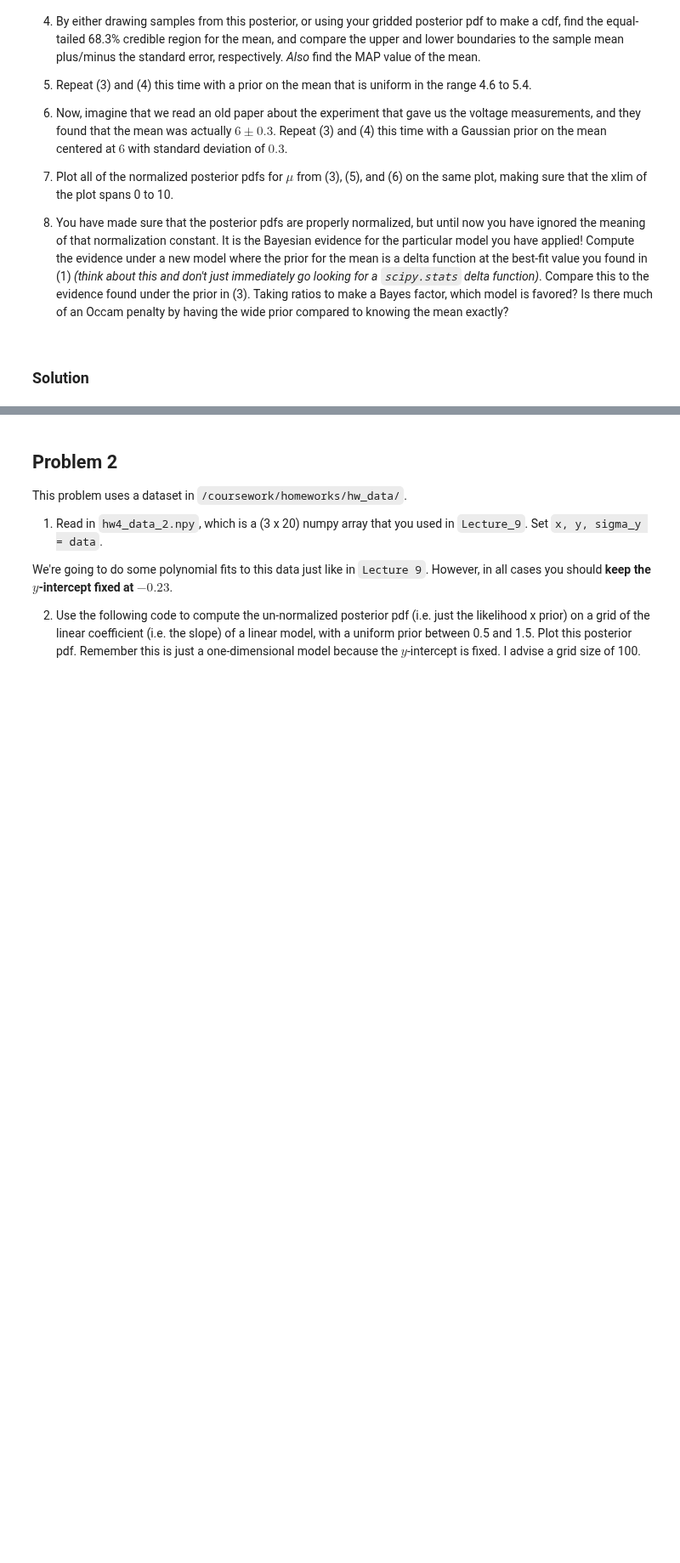
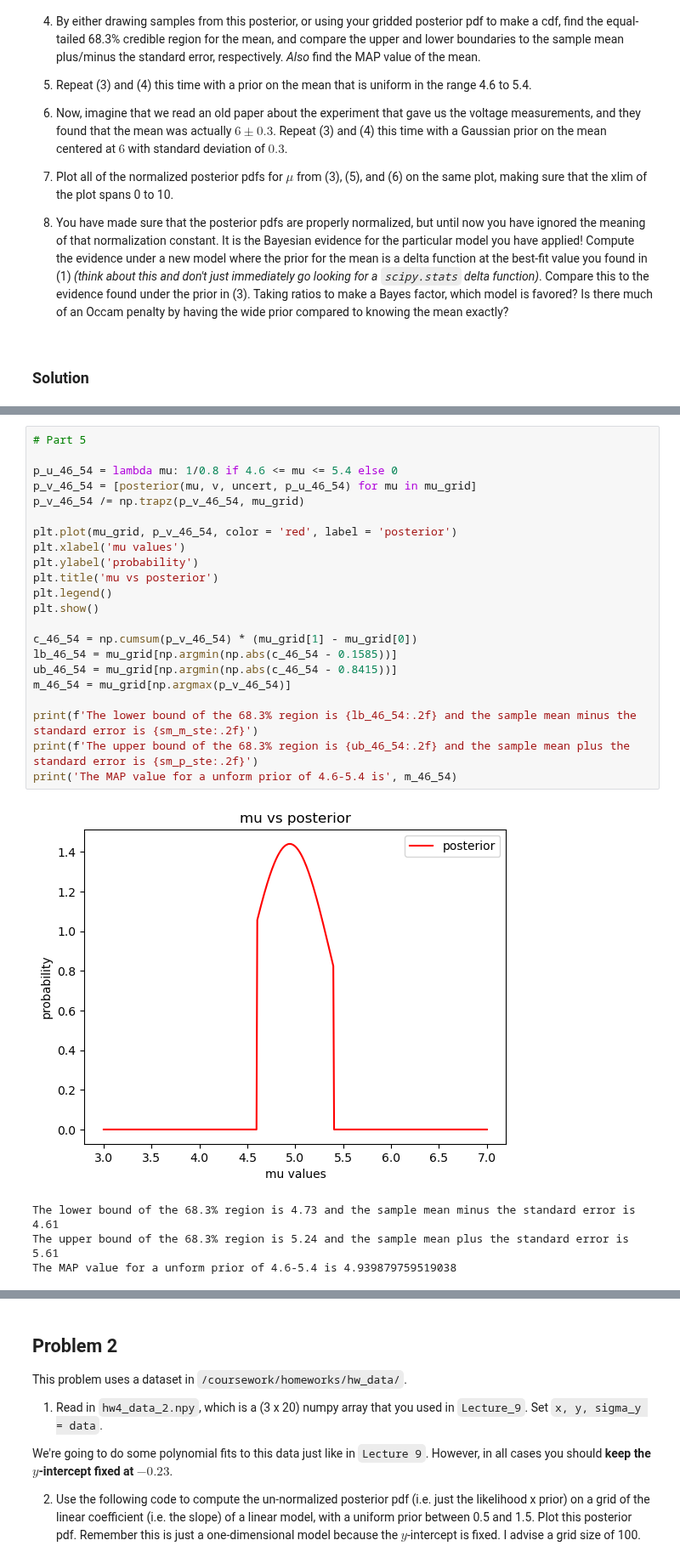
Before and after one commit to NihanPol/ASTR_3300_S2025, a Jupyter notebook: coursework/student_folders/joel_elliott/homework/Homework_4_JoelElliott.ipynb, the cells around one changed output, grey strips where cells are left out. Shown at 85% size. Cells and saved outputs as stored; diff of their text form; blank space fills up the shorter version.

```diff
--- a/coursework/student_folders/joel_elliott/homework/Homework_4_JoelElliott.ipynb
+++ b/coursework/student_folders/joel_elliott/homework/Homework_4_JoelElliott.ipynb
@@ -30,0 +98,27 @@ This problem uses a dataset in `/coursework/homeworks/hw_data/`.
+# %%
+# Part 5
+
+p_u_46_54 = lambda mu: 1/0.8 if 4.6 <= mu <= 5.4 else 0
+p_v_46_54 = [posterior(mu, v, uncert, p_u_46_54) for mu in mu_grid]
+p_v_46_54 /= np.trapz(p_v_46_54, mu_grid)
+
+plt.plot(mu_grid, p_v_46_54, color = 'red', label = 'posterior')
+plt.xlabel('mu values')
+plt.ylabel('probability')
+plt.title('mu vs posterior')
+plt.legend()
+plt.show()
+
+c_46_54 = np.cumsum(p_v_46_54) * (mu_grid[1] - mu_grid[0])
+lb_46_54 = mu_grid[np.argmin(np.abs(c_46_54 - 0.1585))]
+ub_46_54 = mu_grid[np.argmin(np.abs(c_46_54 - 0.8415))]
+m_46_54 = mu_grid[np.argmax(p_v_46_54)]
+
+print(f'The lower bound of the 68.3% region is {lb_46_54:.2f} and the sample mean minus the standard error is {sm_m_ste:.2f}')
+print(f'The upper bound of the 68.3% region is {ub_46_54:.2f} and the sample mean plus the standard error is {sm_p_ste:.2f}')
+print('The MAP value for a unform prior of 4.6-5.4 is', m_46_54)
+# %% [output]
+[figure, added]
+The lower bound of the 68.3% region is 4.73 and the sample mean minus the standard error is 4.61
+The upper bound of the 68.3% region is 5.24 and the sample mean plus the standard error is 5.61
+The MAP value for a unform prior of 4.6-5.4 is 4.939879759519038
```
Also changed, not shown: parts of 14 cells of this notebook, 3 other files.
